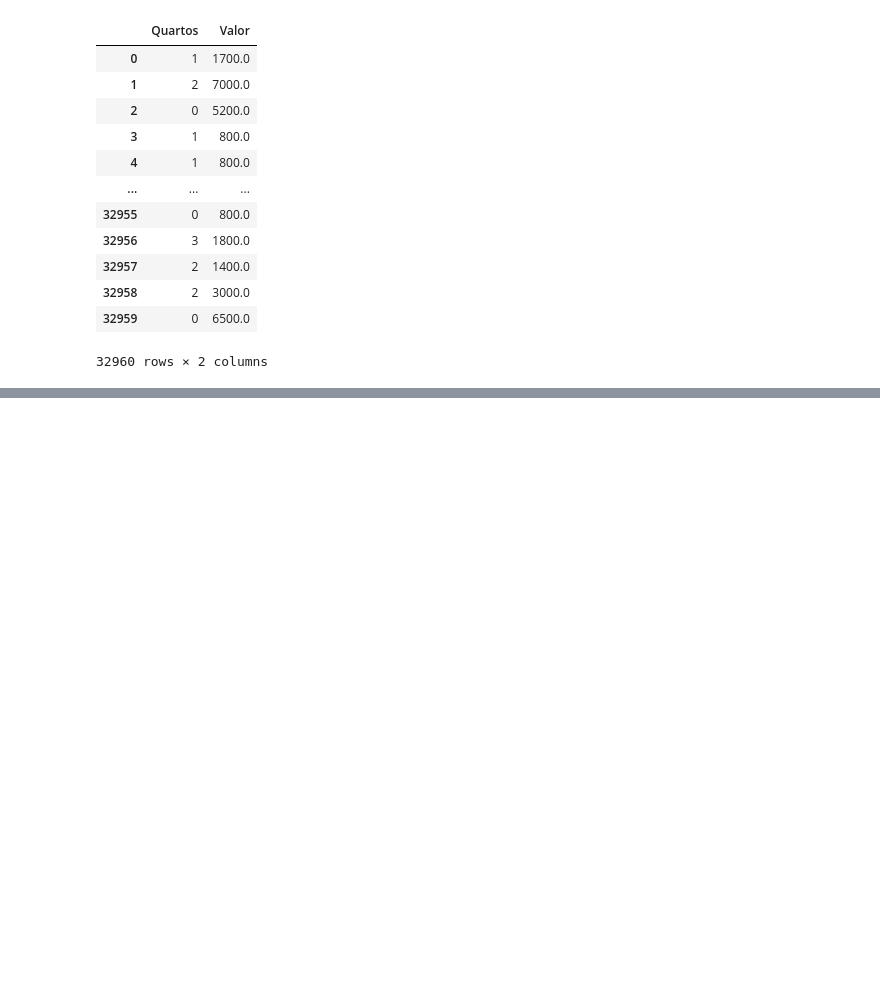
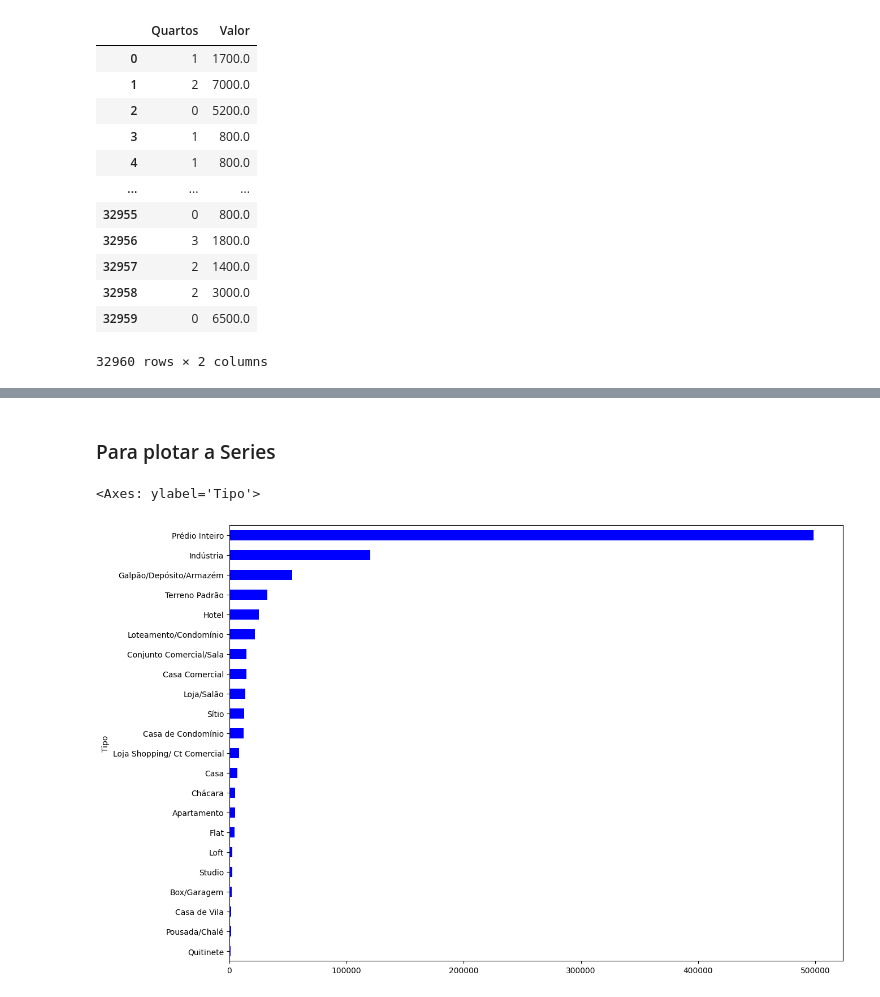
Before and after one commit to ruantos/python-para-data, a Jupyter notebook: dados_aluguel.ipynb, the cells around one changed output, grey strips where cells are left out. Drawn from its saved outputs; the diff is of its cells as text; code cells hidden in the pictures; blank space fills up the shorter version.

```diff
--- a/dados_aluguel.ipynb
+++ b/dados_aluguel.ipynb
@@ -93,0 +98,2 @@ data[["Quartos", "Valor"]]
+# %%
+avg_rent = data.groupby(by="Tipo")["Valor"].mean().sort_values()
@@ -93,0 +122,7 @@ data[["Quartos", "Valor"]]
+# %% [markdown]
+### Para plotar a Series
+# %%
+avg_rent.plot(kind="barh", figsize=(14, 10), color="blue")
+# %% [output]
+<Axes: ylabel='Tipo'>
+[figure, added]
```
Also changed, not shown: parts of 3 cells of this notebook.
